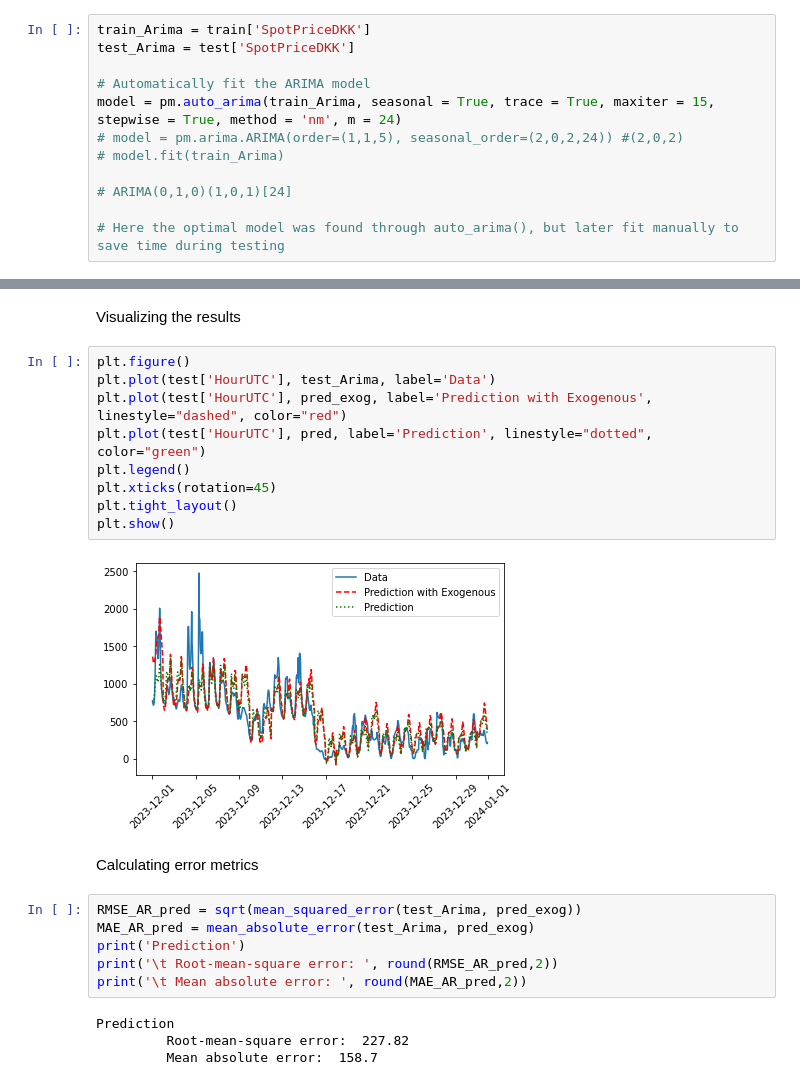
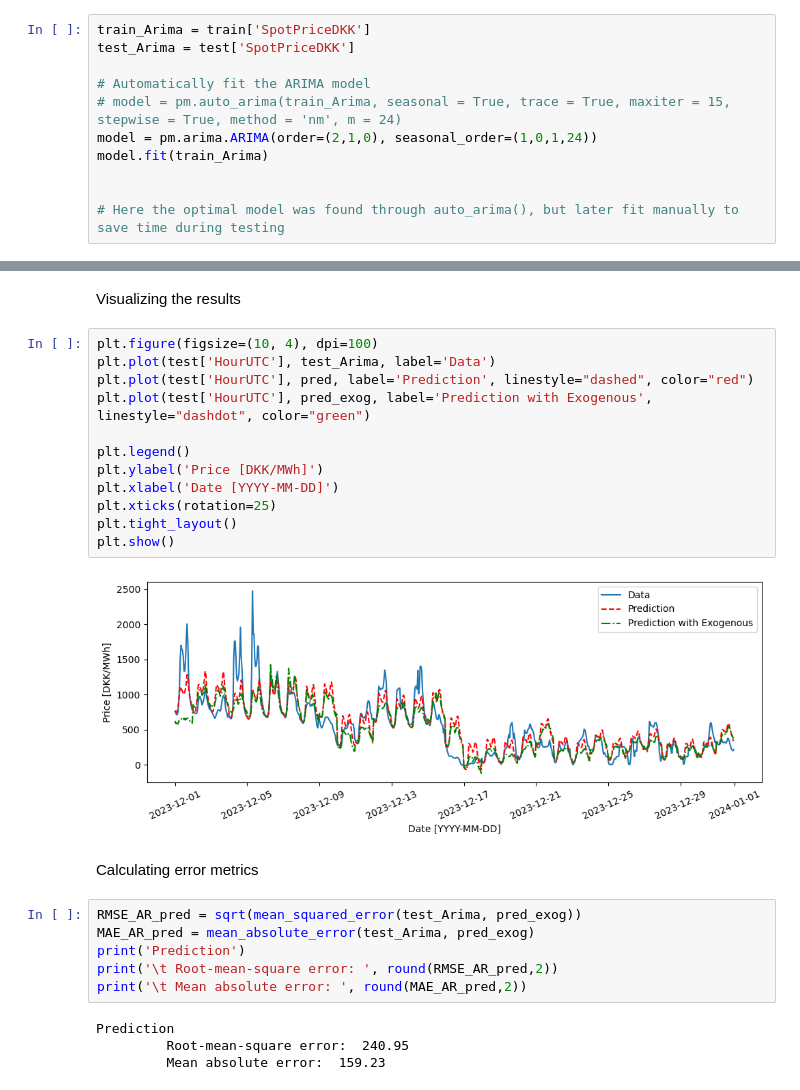
Before and after one commit to AnotherAtom/EnergyAnalytics_2, a Jupyter notebook: main.ipynb, the cells around one changed output, grey strips where cells are left out. Drawn from its saved outputs; the diff is of its cells as text.

```diff
--- a/main.ipynb
+++ b/main.ipynb
@@ -96,11 +96,10 @@ train_Arima = train['SpotPriceDKK']
 test_Arima = test['SpotPriceDKK']
 
 # Automatically fit the ARIMA model
-model = pm.auto_arima(train_Arima, seasonal = True, trace = True, maxiter = 15, stepwise = True, method = 'nm', m = 24)
-# model = pm.arima.ARIMA(order=(1,1,5), seasonal_order=(2,0,2,24)) #(2,0,2)
-# model.fit(train_Arima)
+# model = pm.auto_arima(train_Arima, seasonal = True, trace = True, maxiter = 15, stepwise = True, method = 'nm', m = 24)
+model = pm.arima.ARIMA(order=(2,1,0), seasonal_order=(1,0,1,24))
+model.fit(train_Arima)
 
-# ARIMA(0,1,0)(1,0,1)[24]
 
 # Here the optimal model was found through auto_arima(), but later fit manually to save time during testing
 # %% [output]
@@ -278,16 +265,19 @@ for i in range(0, len(test_Arima), 24):
 # %% [markdown]
 Visualizing the results
 # %%
-plt.figure()
+plt.figure(figsize=(10, 4), dpi=100)
 plt.plot(test['HourUTC'], test_Arima, label='Data')
-plt.plot(test['HourUTC'], pred_exog, label='Prediction with Exogenous', linestyle="dashed", color="red")
-plt.plot(test['HourUTC'], pred, label='Prediction', linestyle="dotted", color="green")
+plt.plot(test['HourUTC'], pred, label='Prediction', linestyle="dashed", color="red")
+plt.plot(test['HourUTC'], pred_exog, label='Prediction with Exogenous', linestyle="dashdot", color="green")
+
 plt.legend()
-plt.xticks(rotation=45)
+plt.ylabel('Price [DKK/MWh]')
+plt.xlabel('Date [YYYY-MM-DD]')
+plt.xticks(rotation=25)
 plt.tight_layout()
 plt.show()
 # %% [output]
-[figure, old version]
+[figure, new version]
 # %% [markdown]
 Calculating error metrics
 # %%
@@ -298,5 +288,5 @@ print('\t Root-mean-square error: ', round(RMSE_AR_pred,2))
 print('\t Mean absolute error: ', round(MAE_AR_pred,2))
 # %% [output]
 Prediction
-         Root-mean-square error:  227.82
-         Mean absolute error:  158.7
+         Root-mean-square error:  240.95
+         Mean absolute error:  159.23
```
Also changed, not shown: parts of 6 cells of this notebook.
